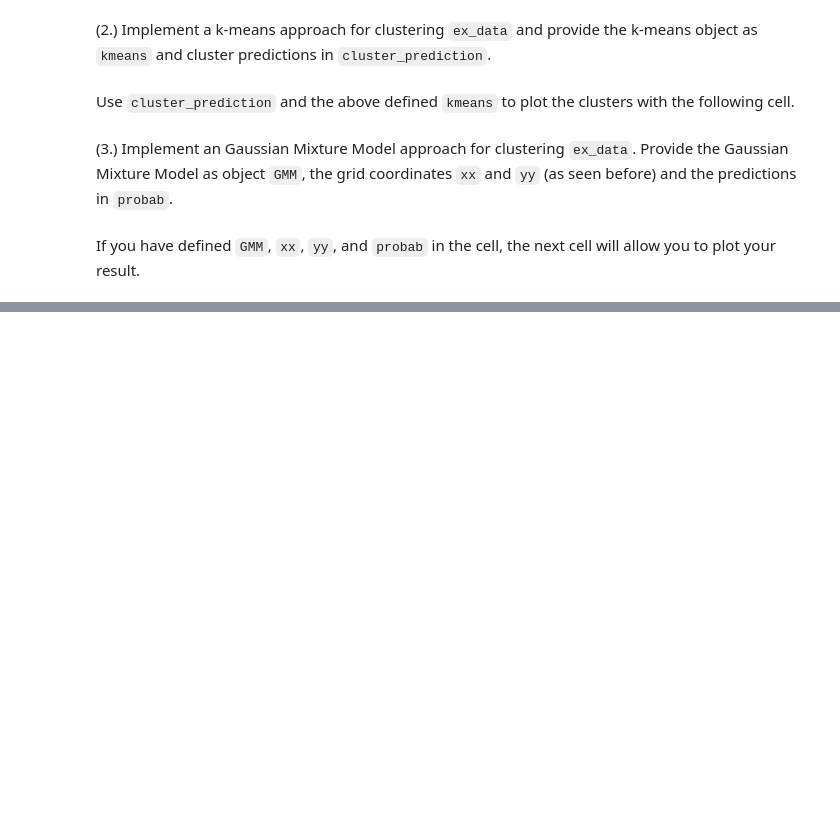
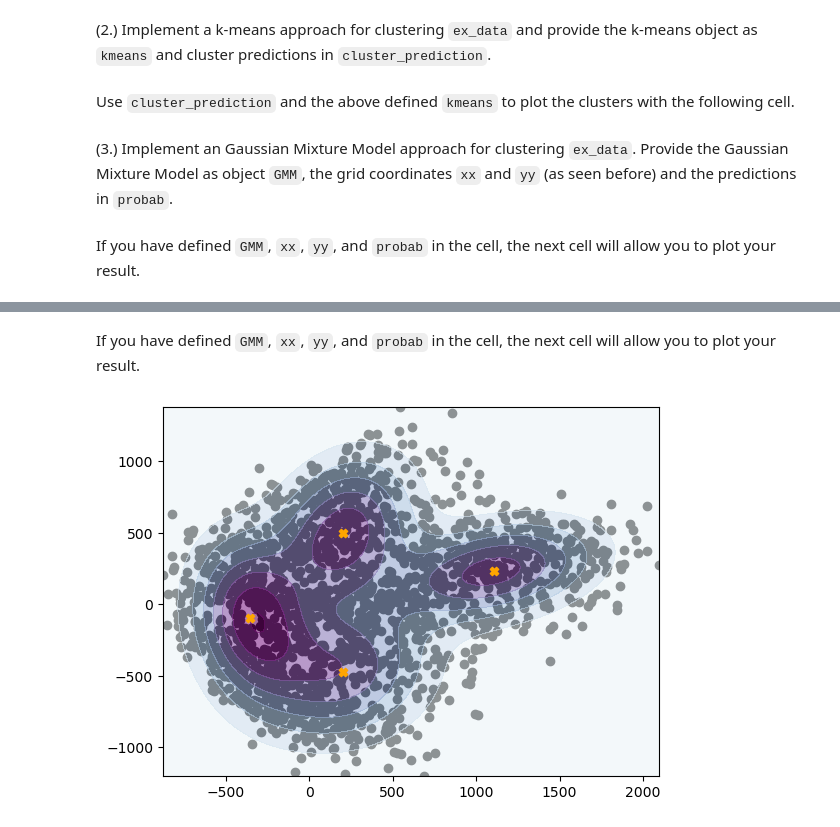
Before and after one commit to samarinm/APML, a Jupyter notebook: Notebooks/3-Dim_Reduction_Clustering.ipynb, the cells around one changed output, grey strips where cells are left out. Cells and saved outputs as stored; diff of their text form; code cells hidden in the pictures; blank space fills up the shorter version.

````diff
--- a/Notebooks/3-Dim_Reduction_Clustering.ipynb
+++ b/Notebooks/3-Dim_Reduction_Clustering.ipynb
@@ -466,0 +568,34 @@ plt.show()
+# %%
+from sklearn.mixture import GaussianMixture
+
+k = 4
+
+GMM = GaussianMixture(n_components=k)
+GMM.fit(ex_data)
+
+x_min = ex_data[:, 0].min() - 1
+x_max = ex_data[:, 0].max() + 1
+
+y_min = ex_data[:, 1].min() - 1
+y_max = ex_data[:, 1].max() + 1
+
+xx, yy = np.meshgrid(np.linspace(x_min, x_max, 100),
+                     np.linspace(y_min, y_max, 100))
+
+probab = GMM.score_samples(np.c_[xx.ravel(), yy.ravel()])
+probab = np.exp(probab)
+probab = probab.reshape(xx.shape)
+# %% [markdown]
+If you have defined ```GMM```, ```xx```, ```yy```, and ```probab``` in the cell,
+the next cell will allow you to plot your result.
+# %%
+plt.scatter(ex_data[:, 0], ex_data[:, 1], c='black')
+plt.contourf(xx, yy, probab, alpha=0.6, cmap='BuPu')
+plt.scatter(GMM.means_[:,0],GMM.means_[:,1], marker='X', c='orange')
+
+plt.xlim(x_min, x_max)
+plt.ylim(y_min, y_max)
+
+plt.show()
+# %% [output]
+[figure, added]
````
Also changed, not shown: parts of 24 cells of this notebook, 1 other file.
